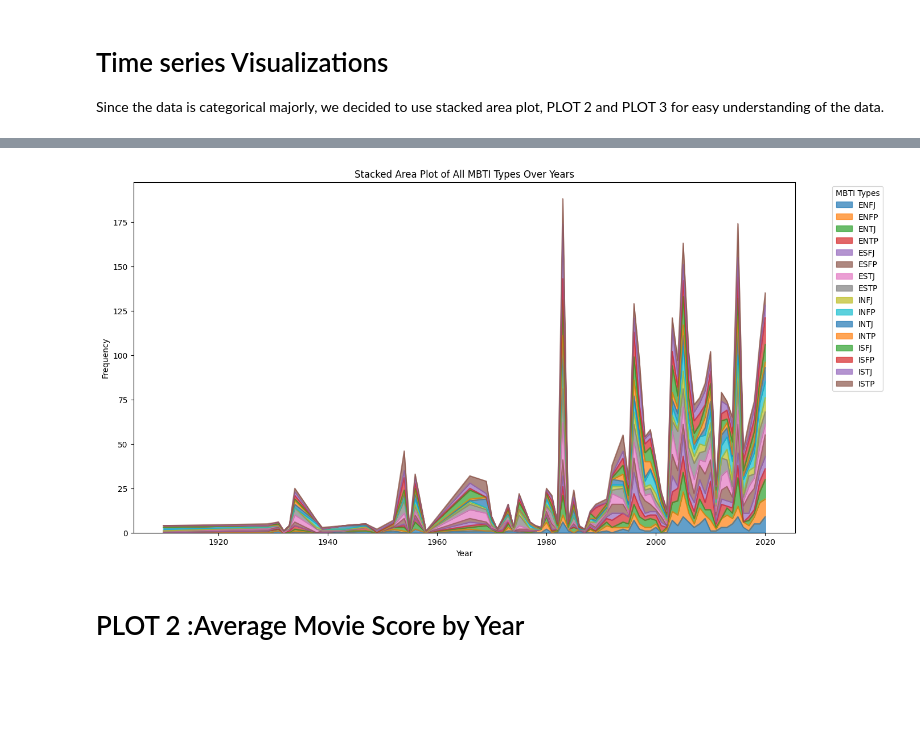
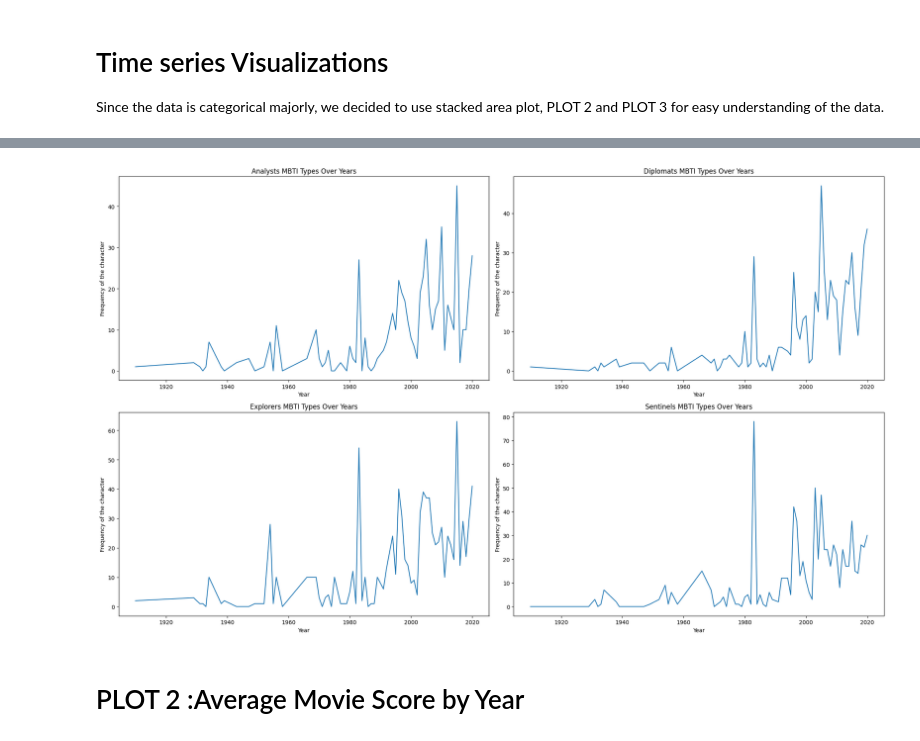
Before and after one commit to Xiaotong1120/Exploratory-Data-Analysis-on-Movie-Characters-MBTI-Personality-Types-, a Jupyter notebook: Time-series_EDA.ipynb, the cells around one changed output, grey strips where cells are left out. Drawn from its saved outputs; the diff is of its cells as text; code cells hidden in the pictures; blank space fills up the shorter version.

```diff
--- a/Time-series_EDA.ipynb
+++ b/Time-series_EDA.ipynb
@@ -47,18 +25,36 @@ plt.show()
-# %%
-# Grouping data by release year and MBTI type and counting the occurrences
-mbti_over_time_all = df.groupby(['release_year', 'mbti']).size().unstack(fill_value=0)
-
-# Creating the stacked area plot for all MBTI types
-fig, ax = plt.subplots(figsize=(15, 8))
-mbti_over_time_all.plot(kind='area', stacked=True, ax=ax, alpha=0.7)
-ax.set_title('Stacked Area Plot of All MBTI Types Over Years')
-ax.set_xlabel('Year')
-ax.set_ylabel('Frequency')
-ax.legend(title='MBTI Types', bbox_to_anchor=(1.05, 1), loc='upper left')
-
-plt.show()
-# %% [output]
-[figure, removed]
+# %%
+# Coded by Sai Nandini. Reviewed, tested and corrected by Daniel, Yitian, and Xiatong.
+
+# Frequency of each MBTI type over the years
+# The 4 main types from the 16personalities website are: Analysts, Diplomats, Sentinels, Explorers
+# Mapping the MBTI types to the main types as per the 16personalities classification
+mbti_mapping = {
+    'INTJ': 'Analysts', 'INTP': 'Analysts', 'ENTJ': 'Analysts', 'ENTP': 'Analysts',
+    'INFJ': 'Diplomats', 'INFP': 'Diplomats', 'ENFJ': 'Diplomats', 'ENFP': 'Diplomats',
+    'ISTJ': 'Sentinels', 'ISFJ': 'Sentinels', 'ESTJ': 'Sentinels', 'ESFJ': 'Sentinels',
+    'ISTP': 'Explorers', 'ISFP': 'Explorers', 'ESTP': 'Explorers', 'ESFP': 'Explorers'
+}
+
+# Adding a column for the main type
+df['main_type'] = df['mbti'].map(mbti_mapping)
+
+# Grouping by year and main type, then counting the occurrences
+year_main_type_counts = df.groupby(['release_year', 'main_type']).size().unstack(fill_value=0)
+
+# Plotting time series for each main type
+plt.figure(figsize=(20, 12))
+
+for i, main_type in enumerate(year_main_type_counts.columns):
+    plt.subplot(2, 2, i+1)
+    year_main_type_counts[main_type].plot(title=f'{main_type} MBTI Types Over Years')
+    plt.xlabel('Year')
+    plt.ylabel('Frequency of the character')
+
+
+plt.tight_layout()
+plt.show()
+# %% [output]
+[figure, added]
 # %% [markdown]
 # PLOT 2 :Average Movie Score by Year
 # %%
```
Also changed, not shown: parts of 10 cells of this notebook.
